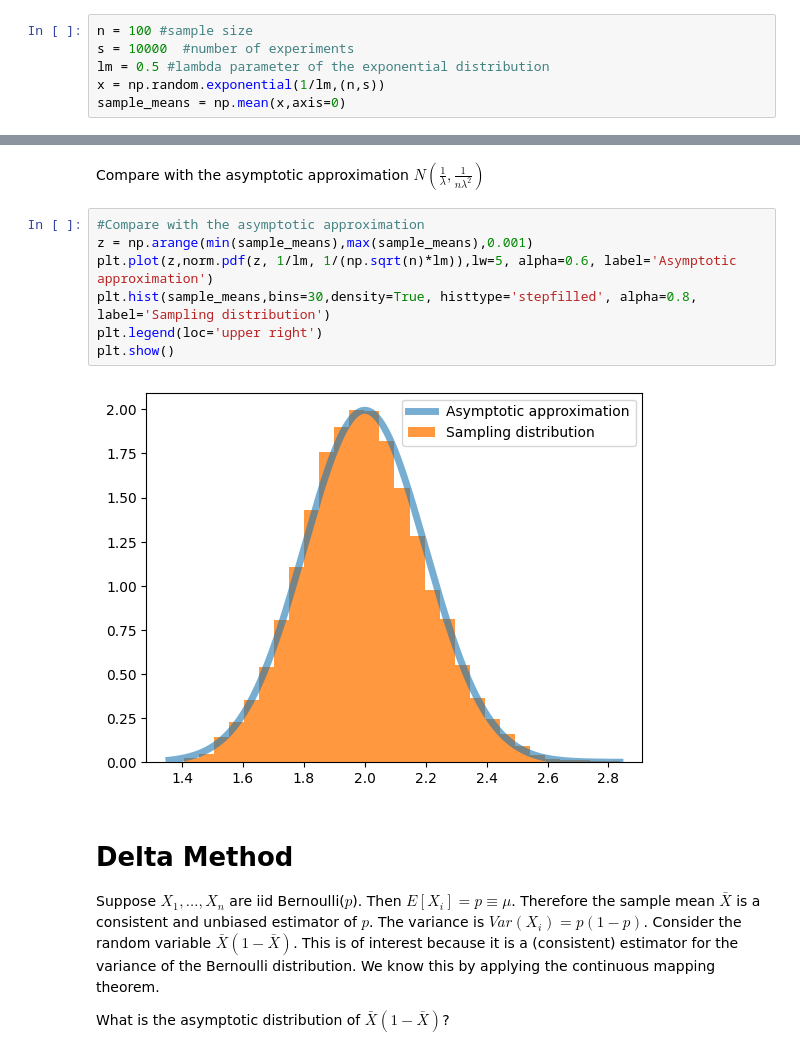
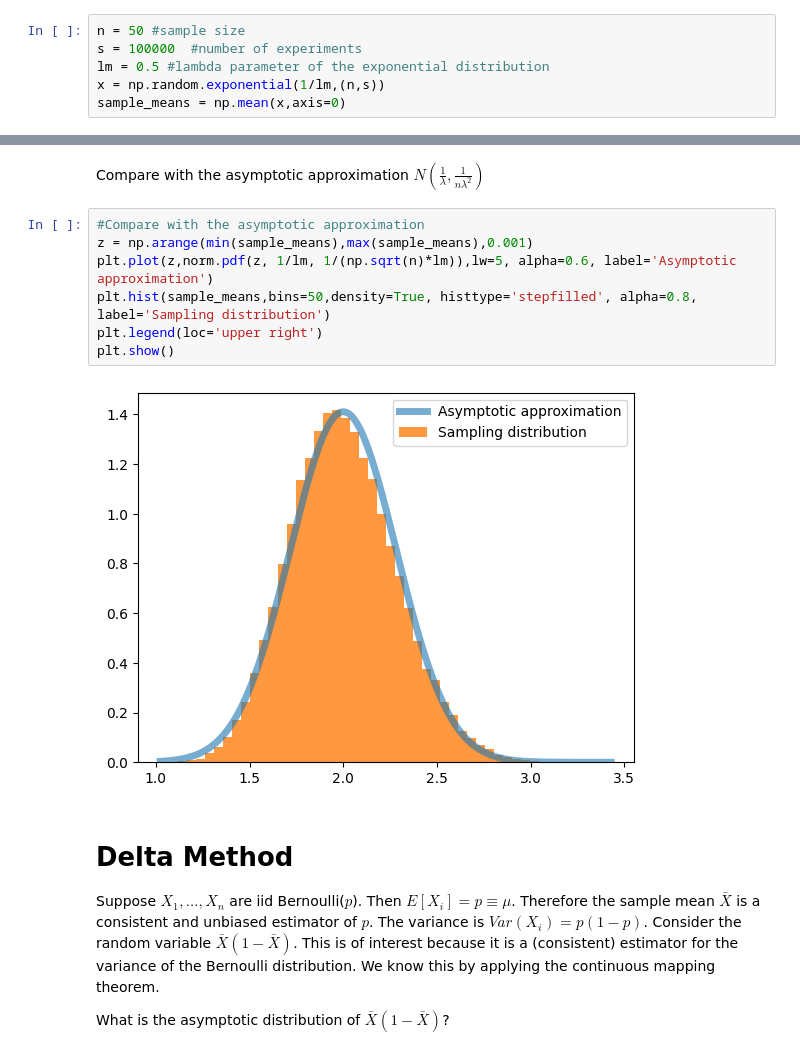
Before and after one commit to khaichiong/meco7312, a Jupyter notebook: L6_Asymptotics.ipynb, the cells around one changed output, grey strips where cells are left out. Saved outputs shown, nothing was run; the diff lists cells and outputs as text.

```diff
--- a/L6_Asymptotics.ipynb
+++ b/L6_Asymptotics.ipynb
@@ -117,8 +117,8 @@ plt.show()
 
 The asymptotic approximation for the distribution of $\bar{X}$ is  $\bar{X} \sim N(\frac{1}{\lambda},\frac{1}{n\lambda^{2}})$.
 # %%
-n = 100 #sample size
-s = 10000  #number of experiments
+n = 50 #sample size
+s = 100000  #number of experiments
 lm = 0.5 #lambda parameter of the exponential distribution
 x = np.random.exponential(1/lm,(n,s))
 sample_means = np.mean(x,axis=0)
@@ -132,12 +132,12 @@ Compare with the asymptotic approximation $N(\frac{1}{\lambda},\frac{1}{n\lambda
 # %%
 #Compare with the asymptotic approximation
 z = np.arange(min(sample_means),max(sample_means),0.001)
 plt.plot(z,norm.pdf(z, 1/lm, 1/(np.sqrt(n)*lm)),lw=5, alpha=0.6, label='Asymptotic approximation')
-plt.hist(sample_means,bins=30,density=True, histtype='stepfilled', alpha=0.8, label='Sampling distribution')
+plt.hist(sample_means,bins=50,density=True, histtype='stepfilled', alpha=0.8, label='Sampling distribution')
 plt.legend(loc='upper right')
 plt.show()
 # %% [output]
-[figure, old version]
+[figure, new version]
 # %% [markdown]
 # Delta Method
 
```
Also changed, not shown: parts of 16 cells of this notebook.
